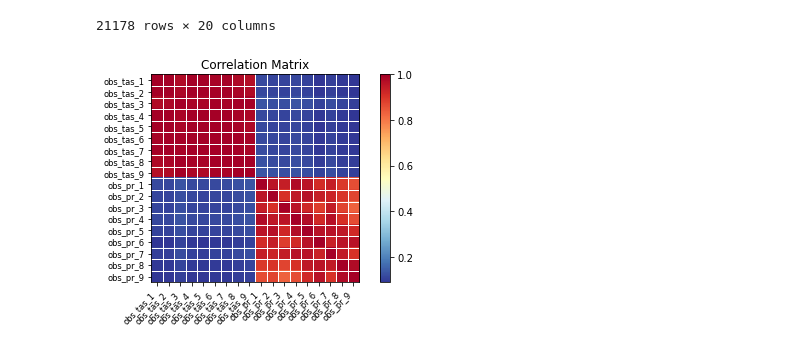
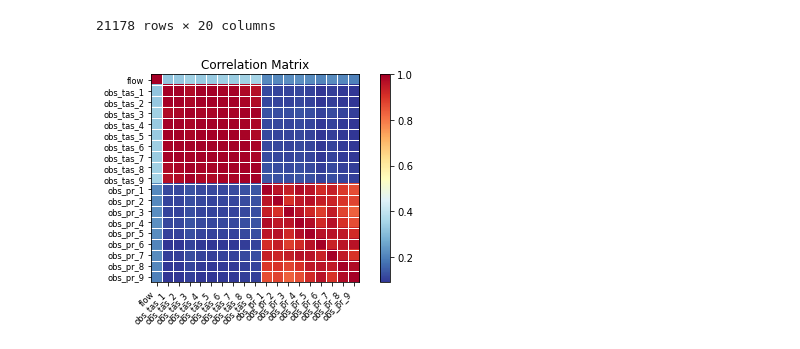
Before and after one commit to Jairo22EnriqueTec/CienciaDatosTopologia, a Jupyter notebook: Analisis.ipynb, the cells around one changed output. Drawn from its saved outputs; the diff is of its cells as text; code cells hidden in the pictures.

```diff
--- a/Analisis.ipynb
+++ b/Analisis.ipynb
@@ -281,6 +281,7 @@ tas_ = new_data_tas_pr
 
 while len(flow['flow_dates']) > len(tas_['obs_dates']):
 
+    iteraciones = len(tas_['obs_dates'])
     for i in range(iteraciones):
 
         if (flow['flow_dates'][i] != tas_['obs_dates'][i]):
@@ -321,8 +322,8 @@ full_data
 # %%
 import statsmodels.api as sm
 
-corr = full_data.set_index('flow').corr()
+corr = full_data.set_index('obs_dates').corr()
 sm.graphics.plot_corr(corr, xnames=list(corr.columns))
 plt.show()
 # %% [output]
-[figure, old version]
+[figure, new version]
```
